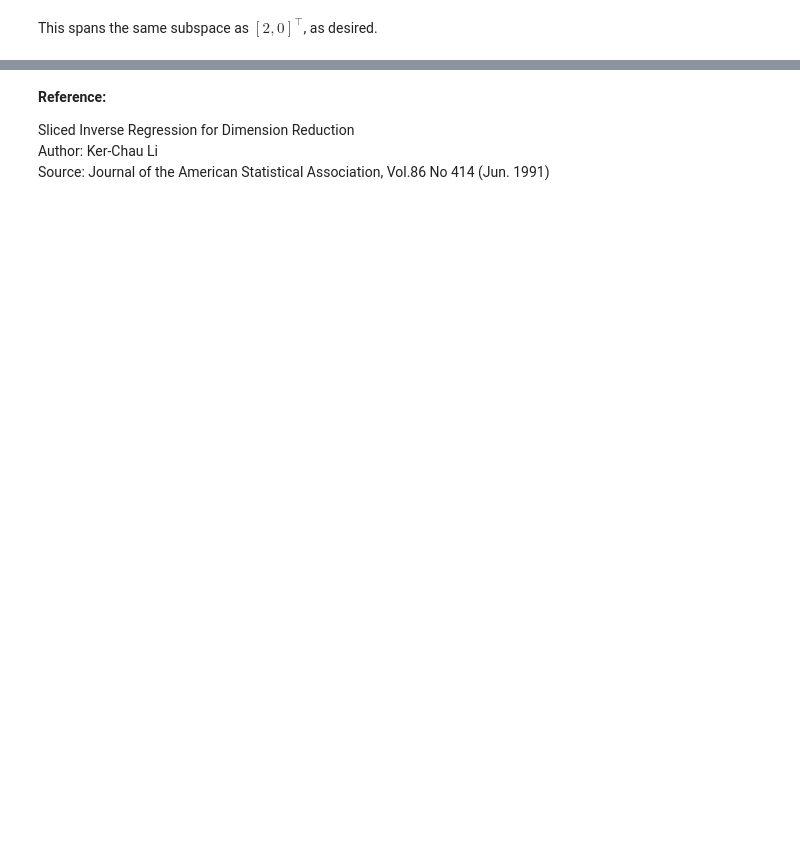
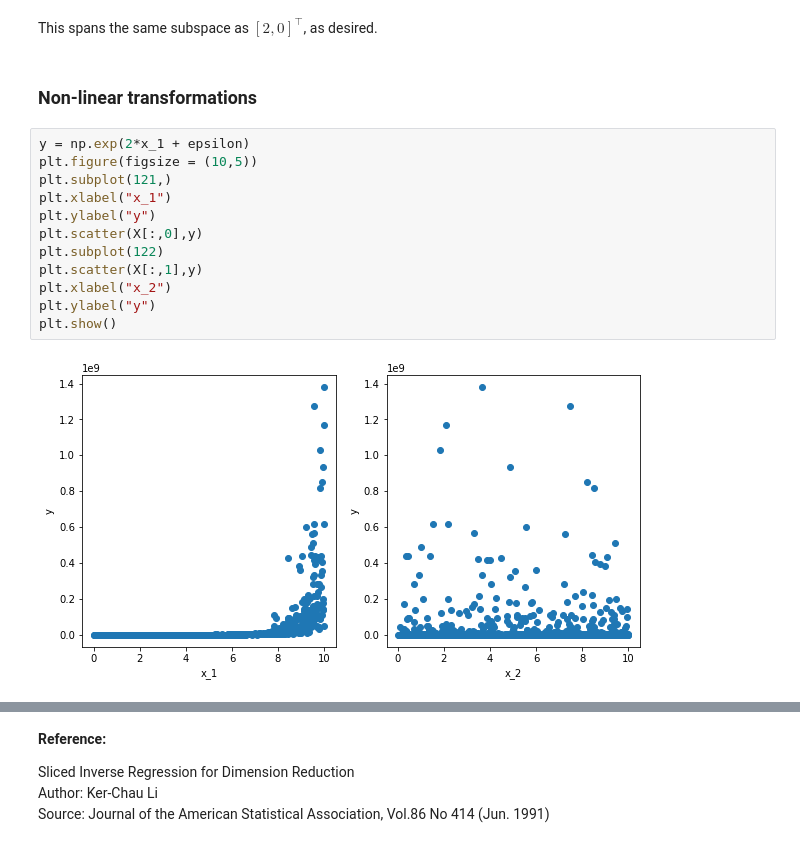
Before and after one commit to russellkune/SIR, a Jupyter notebook: SIR_example.ipynb, the cells around one changed output, grey strips where cells are left out. Drawn from its saved outputs; the diff is of its cells as text; blank space fills up the shorter version.

```diff
--- a/SIR_example.ipynb
+++ b/SIR_example.ipynb
@@ -98,2 +98,18 @@ array([[ 0.999981 ],
 # %% [markdown]
 This spans the same subspace as $[2,0]^\top$, as desired.
+# %% [markdown]
+### Non-linear transformations
+# %%
+y = np.exp(2*x_1 + epsilon)
+plt.figure(figsize = (10,5))
+plt.subplot(121,)
+plt.xlabel("x_1")
+plt.ylabel("y")
+plt.scatter(X[:,0],y)
+plt.subplot(122)
+plt.scatter(X[:,1],y)
+plt.xlabel("x_2")
+plt.ylabel("y")
+plt.show()
+# %% [output]
+[figure, added]
```
Also changed, not shown: parts of 7 cells of this notebook.
